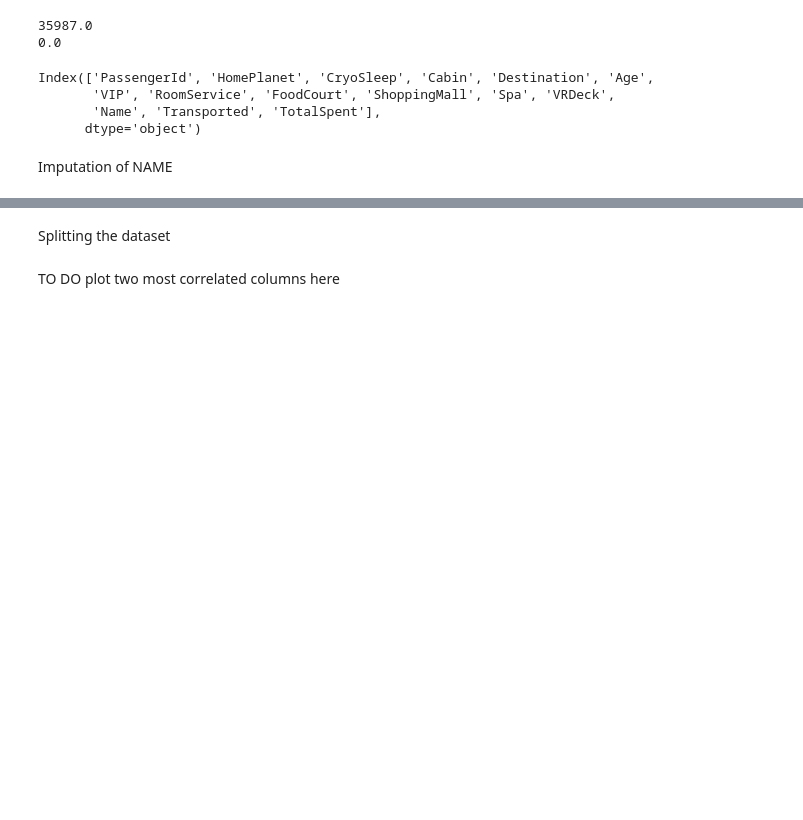
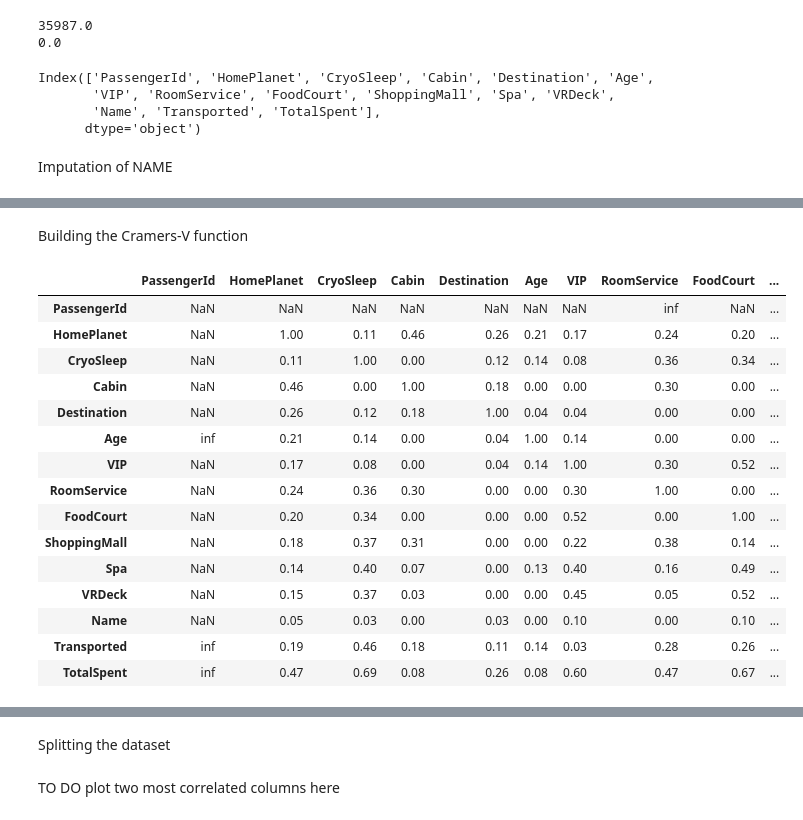
Before and after one commit to 22f3000082/ML-project, a Jupyter notebook: spaceship.ipynb, the cells around one changed output, grey strips where cells are left out. Saved outputs shown, nothing was run; the diff lists cells and outputs as text; code cells hidden in the pictures; blank space fills up the shorter version.

```diff
--- a/spaceship.ipynb
+++ b/spaceship.ipynb
@@ -291,0 +329,58 @@ df['Name'].fillna('Unknown', inplace=True)
+# %% [markdown]
+Building the Cramers-V function
+# %%
+from scipy.stats import chi2_contingency
+import numpy as np
+import scipy.stats as ss
+
+def cramers_v(confusion_matrix):
+    chi2 = ss.chi2_contingency(confusion_matrix)[0]
+    n = confusion_matrix.sum().sum()
+    phi2 = chi2 / n
+    r, k = confusion_matrix.shape
+    phi2corr = max(0, phi2 - ((k-1)*(r-1))/(n-1))
+    rcorr = r - ((r-1)**2)/(n-1)
+    kcorr = k - ((k-1)**2)/(n-1)
+    return np.sqrt(phi2corr / min((kcorr-1), (rcorr-1)))
+
+rows= []
+
+# Build the matrix with debugging output
+for var1 in data_encoded:
+    col = []
+    for var2 in data_encoded:
+        try:
+            # Create a confusion matrix for the two variables
+            confusion_matrix = pd.crosstab(data_encoded[var1], data_encoded[var2])
+            # Calculate Cramér's V
+            cramers = cramers_v(confusion_matrix)
+            col.append(round(cramers, 2))  # Round the result
+        except Exception as e:
+            print(f"Error processing {var1} vs {var2}: {e}")
+            col.append(np.nan)  # Append NaN in case of error
+    rows.append(col)
+
+
+cramers_results = np.array(rows)
+map = pd.DataFrame(cramers_results, columns = data_encoded.columns, index =data_encoded.columns)
+
+
+
+map
+# %% [output]
+|  | PassengerId | HomePlanet | CryoSleep | Cabin | Destination | Age | VIP | RoomService | FoodCourt | ... |
+| PassengerId | NaN | NaN | NaN | NaN | NaN | NaN | NaN | inf | NaN | ... |
+| HomePlanet | NaN | 1.00 | 0.11 | 0.46 | 0.26 | 0.21 | 0.17 | 0.24 | 0.20 | ... |
+| CryoSleep | NaN | 0.11 | 1.00 | 0.00 | 0.12 | 0.14 | 0.08 | 0.36 | 0.34 | ... |
+| Cabin | NaN | 0.46 | 0.00 | 1.00 | 0.18 | 0.00 | 0.00 | 0.30 | 0.00 | ... |
+| Destination | NaN | 0.26 | 0.12 | 0.18 | 1.00 | 0.04 | 0.04 | 0.00 | 0.00 | ... |
+| Age | inf | 0.21 | 0.14 | 0.00 | 0.04 | 1.00 | 0.14 | 0.00 | 0.00 | ... |
+| VIP | NaN | 0.17 | 0.08 | 0.00 | 0.04 | 0.14 | 1.00 | 0.30 | 0.52 | ... |
+| RoomService | NaN | 0.24 | 0.36 | 0.30 | 0.00 | 0.00 | 0.30 | 1.00 | 0.00 | ... |
+| FoodCourt | NaN | 0.20 | 0.34 | 0.00 | 0.00 | 0.00 | 0.52 | 0.00 | 1.00 | ... |
+| ShoppingMall | NaN | 0.18 | 0.37 | 0.31 | 0.00 | 0.00 | 0.22 | 0.38 | 0.14 | ... |
+| Spa | NaN | 0.14 | 0.40 | 0.07 | 0.00 | 0.13 | 0.40 | 0.16 | 0.49 | ... |
+| VRDeck | NaN | 0.15 | 0.37 | 0.03 | 0.00 | 0.00 | 0.45 | 0.05 | 0.52 | ... |
+| Name | NaN | 0.05 | 0.03 | 0.00 | 0.03 | 0.00 | 0.10 | 0.00 | 0.10 | ... |
+| Transported | inf | 0.19 | 0.46 | 0.18 | 0.11 | 0.14 | 0.03 | 0.28 | 0.26 | ... |
+| TotalSpent | inf | 0.47 | 0.69 | 0.08 | 0.26 | 0.08 | 0.60 | 0.47 | 0.67 | ... |
```
Also changed, not shown: parts of 9 cells of this notebook.
